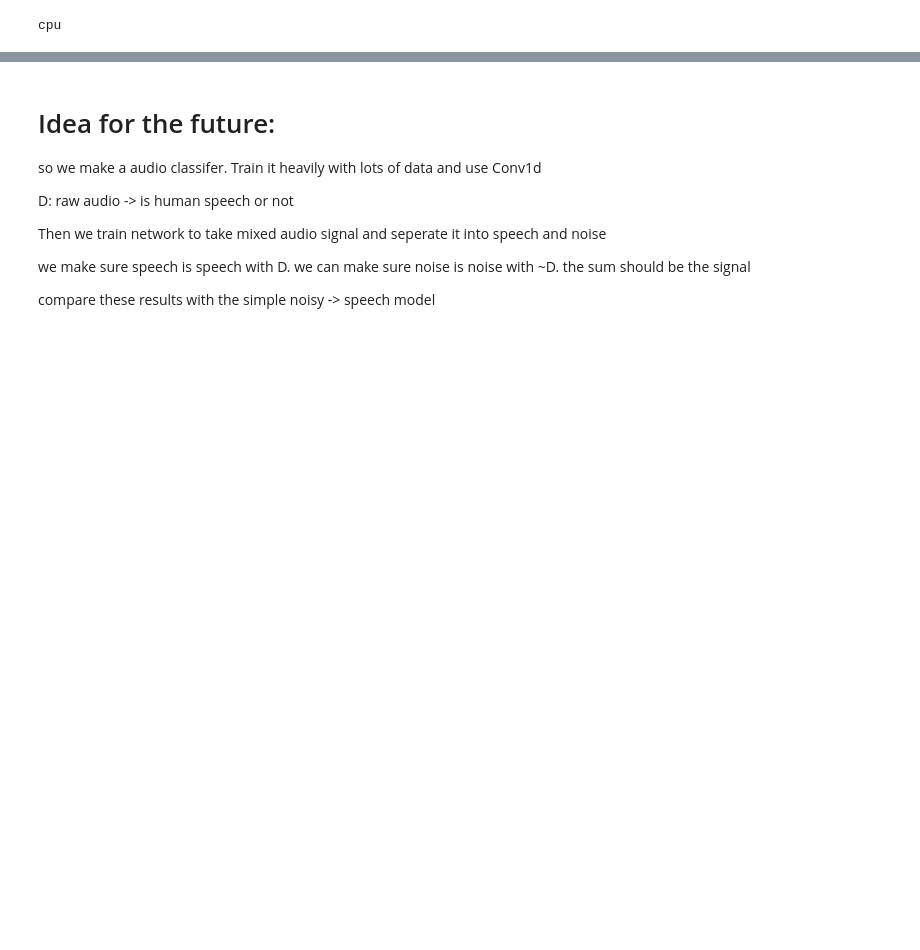
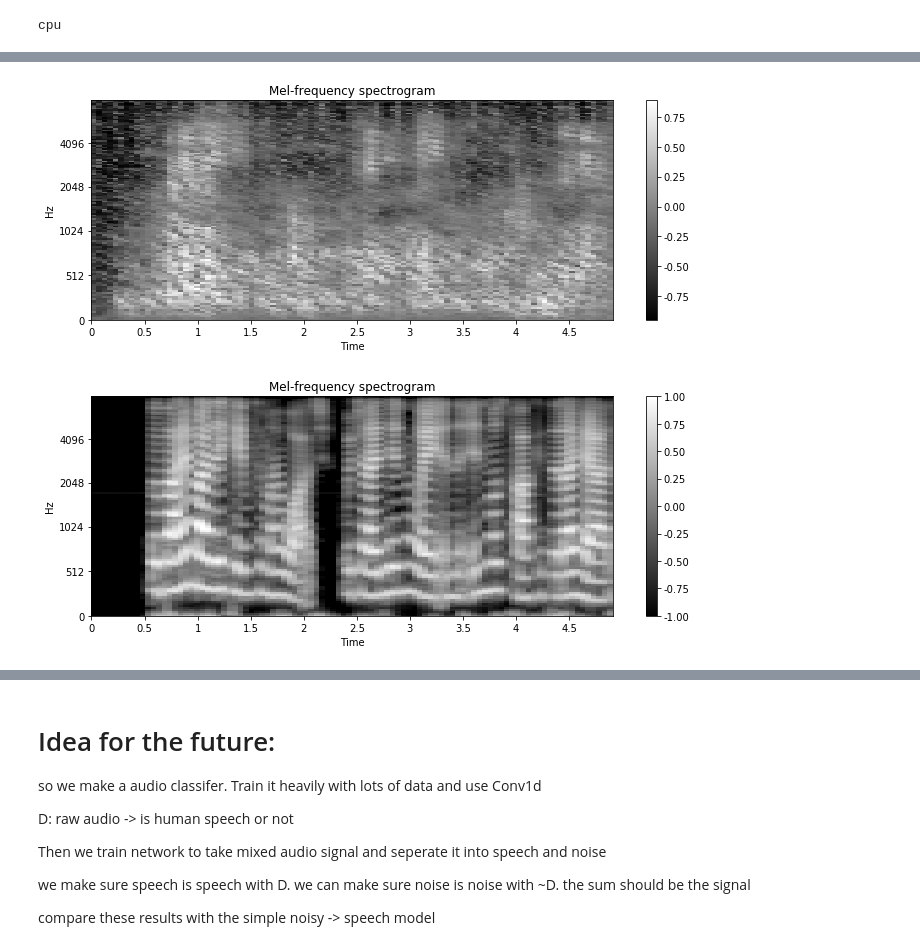
Before and after one commit to akarshkumar0101/DSProject, a Jupyter notebook: Audio.ipynb, the cells around one changed output, grey strips where cells are left out. Cells and saved outputs as stored; diff of their text form; code cells hidden in the pictures; blank space fills up the shorter version.

```diff
--- a/Audio.ipynb
+++ b/Audio.ipynb
@@ -433,21 +414,21 @@ losses = []
 
 batch_num = 5
 
-for epoch in tqdm(range(100)):
+for epoch in tqdm(range(500)):
     X_voice_batch = load_voice_batch(batch_num)
     X_noise_batch = load_noise_batch(batch_num)
 
     X_batch = X_voice_batch + X_noise_batch
     X_batch = audios_to_spectrograms(X_batch, sr)[:, None, :, :]
 
-    Y_batch = audios_to_spectrograms(X_voice_batch)[:, None, :, :]
+    Y_batch = audios_to_spectrograms(X_voice_batch, sr)[:, None, :, :]
 
     X_batch = torch.from_numpy(X_batch).to(device, dtype)
     Y_batch = torch.from_numpy(Y_batch).to(device, dtype)
 
 
     vin.opt.zero_grad()
-    Y = vin.forward(X_batch)[:, 0]
+    Y = vin.forward(X_batch)
     loss = crit(Y, Y_batch)
 
     loss.backward()
@@ -460,0 +456,12 @@ plt.plot(np.arange(len(losses)), losses)
+# %%
+Y_pred = vin.forward(X_test2)[0,0].detach().cpu().numpy()
+
+show_spectrogram(Y_pred, sr)
+plt.show()
+show_spectrogram(Y_test2[0,0].detach().cpu().numpy(), sr)
+plt.show()
+play_audio(spectrogram_to_audio(Y_pred, sr), sr)
+play_audio(spectrogram_to_audio(Y_test2[0,0], sr), sr)
+# %% [output]
+[figure, added]
+[figure, added]
```
Also changed, not shown: parts of 17 cells of this notebook.
